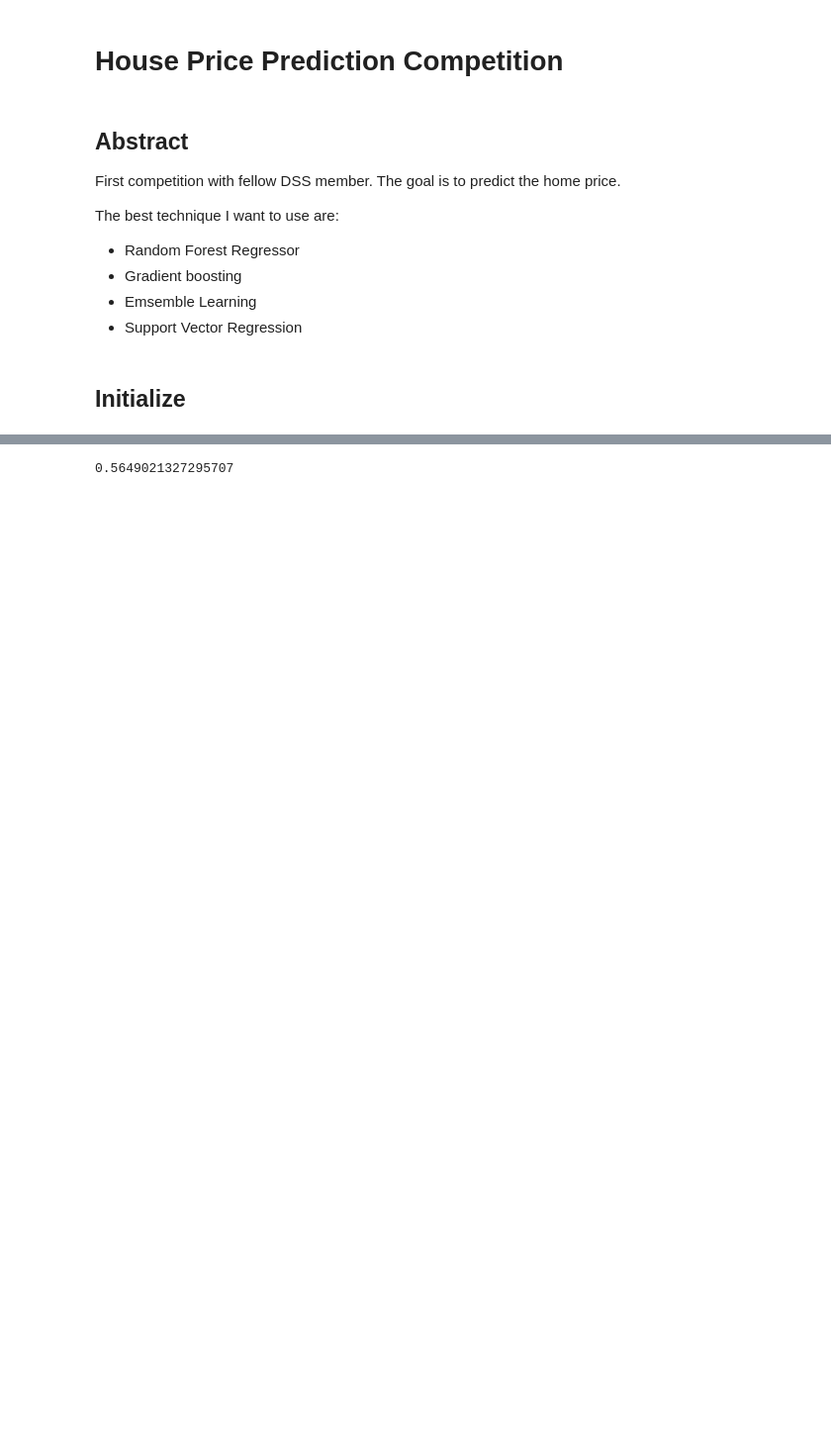
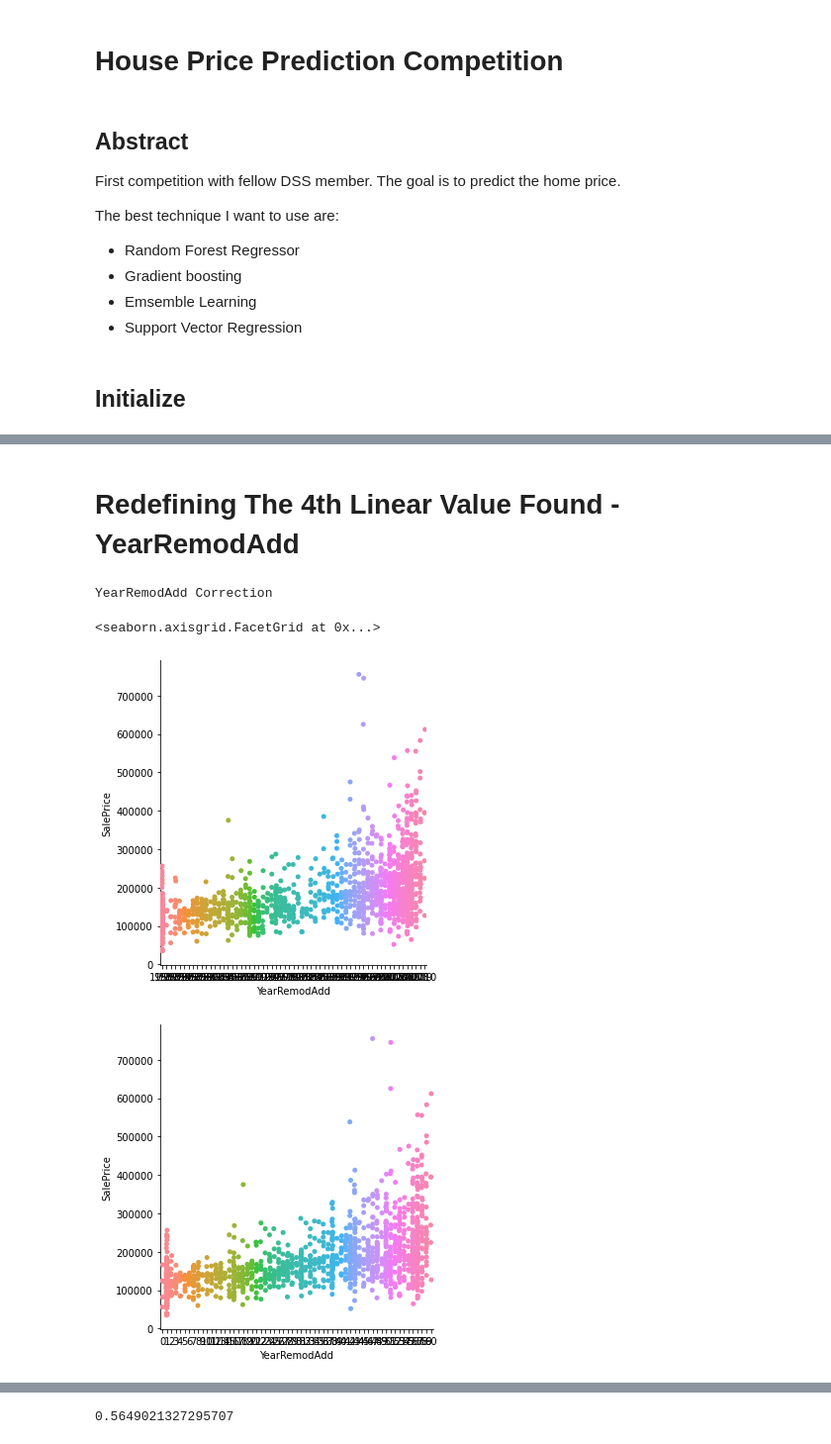
Before and after one commit to WilliamJudge94/Kaggle_Housing, a Jupyter notebook: House_01_EDA_wj.ipynb, the cells around one changed output, grey strips where cells are left out. Shown at 99% size. Saved outputs shown, nothing was run; the diff lists cells and outputs as text; code cells hidden in the pictures; blank space fills up the shorter version.

```diff
--- a/House_01_EDA_wj.ipynb
+++ b/House_01_EDA_wj.ipynb
@@ -394,0 +324,19 @@ df.head()
+# %% [markdown]
+# Redefining The 4th Linear Value Found - YearRemodAdd
+# %%
+cat = values[3]
+print(f'{cat} Correction')
+sns.catplot(x=cat, y="SalePrice", data=df)
+
+
+new_order_dic = find_order_dict(df, cat)
+
+df[cat] = df[cat].map(new_order_dic)
+
+
+sns.catplot(x=cat, y="SalePrice", data=df)
+# %% [output]
+YearRemodAdd Correction
+<seaborn.axisgrid.FacetGrid at 0x...>
+[figure, added]
+[figure, added]
```
Also changed, not shown: parts of 93 cells of this notebook, 3 other files.
